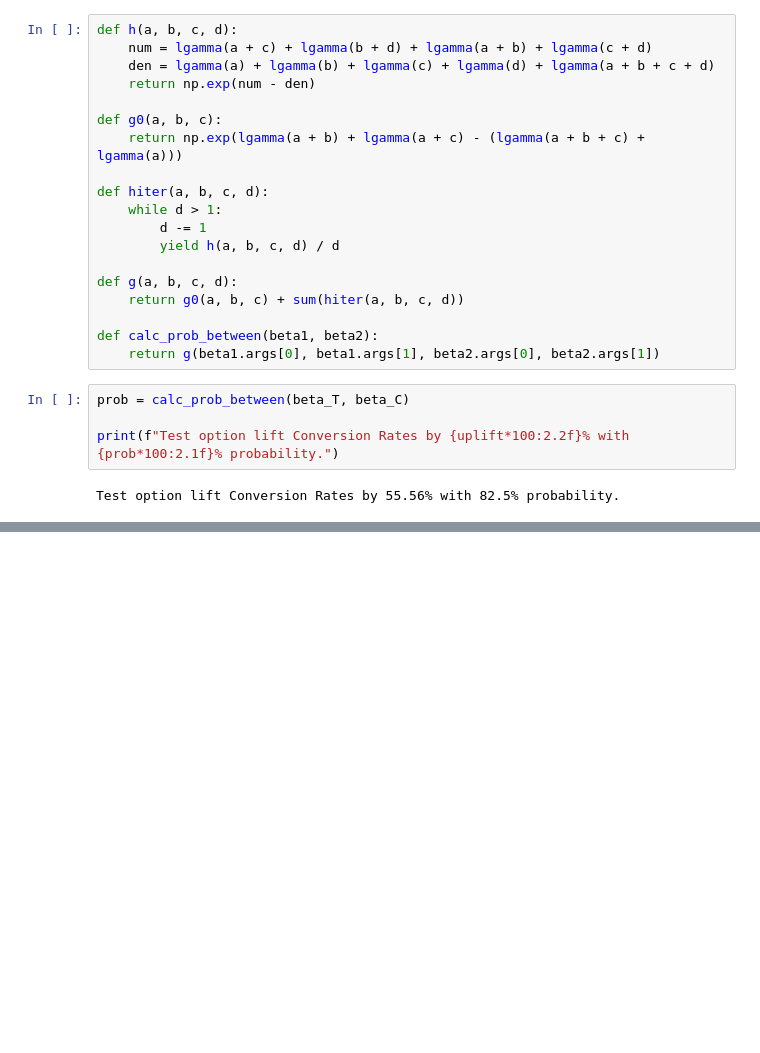
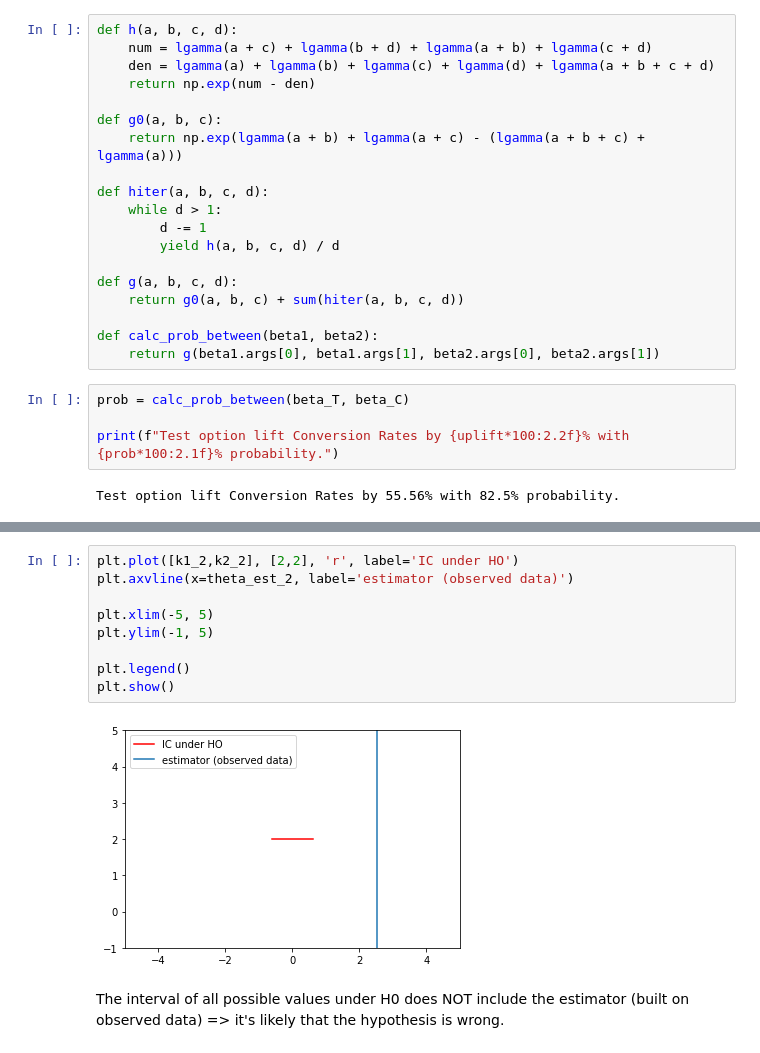
Before and after one commit to savoga/python_exos, a Jupyter notebook: statistical_testing.ipynb, the cells around one changed output, grey strips where cells are left out. Cells and saved outputs as stored; diff of their text form; blank space fills up the shorter version.

```diff
--- a/statistical_testing.ipynb
+++ b/statistical_testing.ipynb
@@ -854,0 +921,13 @@ Test option lift Conversion Rates by 55.56% with 82.5% probability.
+# %%
+plt.plot([k1_2,k2_2], [2,2], 'r', label='IC under HO')
+plt.axvline(x=theta_est_2, label='estimator (observed data)')
+
+plt.xlim(-5, 5)
+plt.ylim(-1, 5)
+
+plt.legend()
+plt.show()
+# %% [output]
+[figure, added]
+# %% [markdown]
+The interval of all possible values under H0 does NOT include the estimator (built on observed data) => it's likely that the hypothesis is wrong.
```
Also changed, not shown: parts of 39 cells of this notebook.
